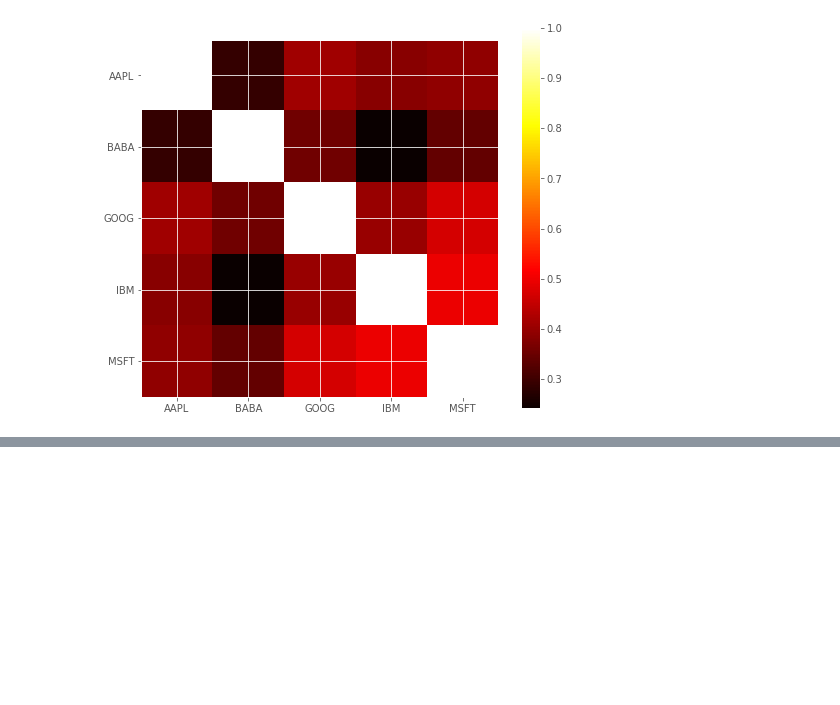
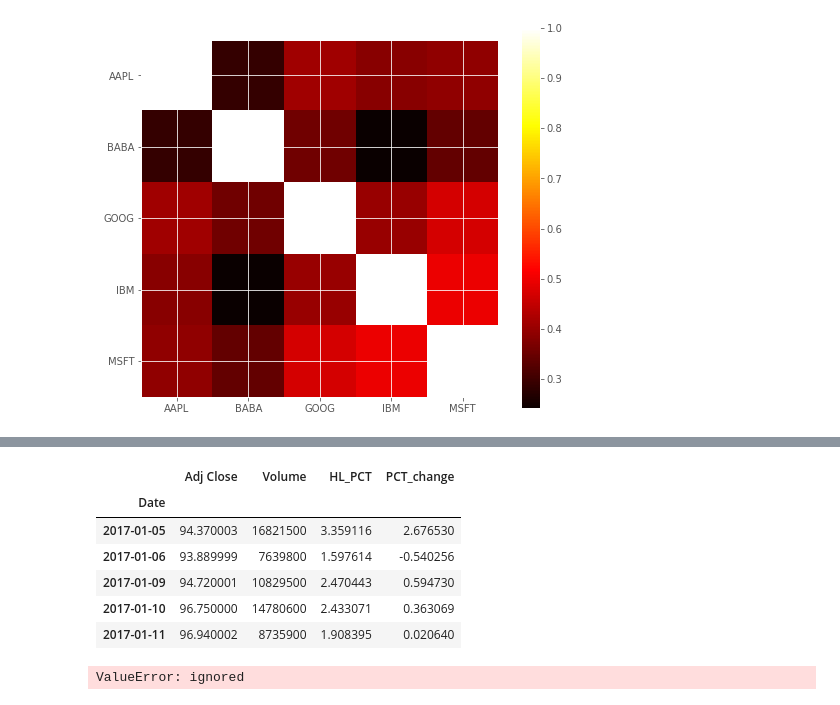
Before and after one commit to abragroup/AI-Course-finance-demo-alibaba, a Jupyter notebook: Stock-Price-Analysis.ipynb, the cells around one changed output, grey strips where cells are left out. Cells and saved outputs as stored; diff of their text form; code cells hidden in the pictures; blank space fills up the shorter version.

```diff
--- a/Stock-Price-Analysis.ipynb
+++ b/Stock-Price-Analysis.ipynb
@@ -106,0 +108,13 @@ SyntaxError: ignored
+# %%
+dfreg = df.loc[:,["Adj Close","Volume"]]
+dfreg["HL_PCT"] = (df["High"] - df["Low"]) / df["Close"] * 100.0
+dfreg["PCT_change"] = (df["Close"] - df["Open"]) / df["Open"] * 100.0
+dfreg.tail()
+# %% [output]
+|  | Adj Close | Volume | HL_PCT | PCT_change |
+| Date |  |  |  |  |
+| 2017-01-05 | 94.370003 | 16821500 | 3.359116 | 2.676530 |
+| 2017-01-06 | 93.889999 | 7639800 | 1.597614 | -0.540256 |
+| 2017-01-09 | 94.720001 | 10829500 | 2.470443 | 0.594730 |
+| 2017-01-10 | 96.750000 | 14780600 | 2.433071 | 0.363069 |
+| 2017-01-11 | 96.940002 | 8735900 | 1.908395 | 0.020640 |
@@ -106,0 +149,16 @@ SyntaxError: ignored
+# %%
+X_train = pd.DataFrame([[X]], dtype=object)
+y_train = pd.DataFrame([[y]], dtype=object)
+
+# Linear regression
+clfreg = LinearRegression(n_jobs=-1)
+clfreg.fit(X_train, y_train)
+# Quadratic Regression 2
+clfpoly2 = make_pipeline(PolynomialFeatures(2), Ridge())
+clfpoly2.fit(X_train, y_train)
+
+# Quadratic Regression 3
+clfpoly3 = make_pipeline(PolynomialFeatures(3), Ridge())
+clfpoly3.fit(X_train, y_train)
+# %% [output]
+ValueError: ignored
```
Also changed, not shown: parts of 4 cells of this notebook.
